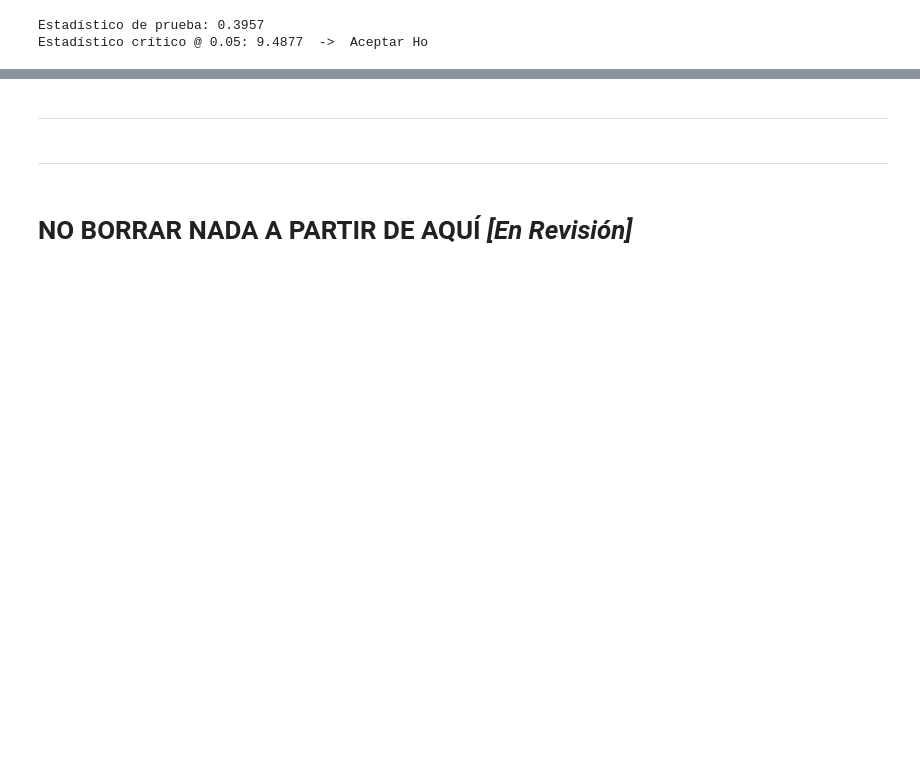
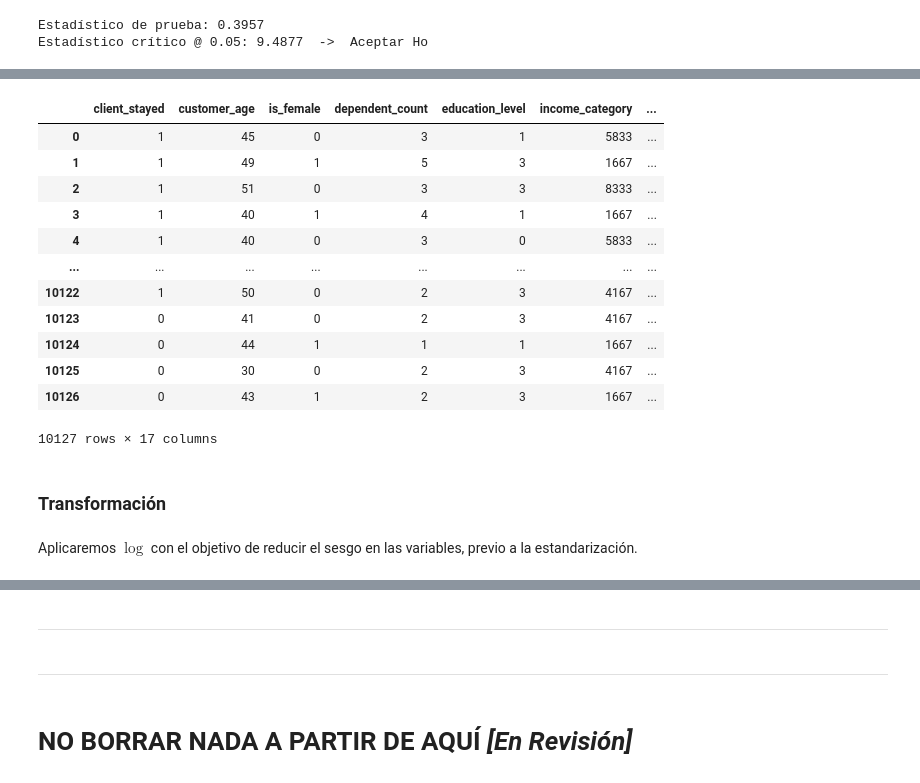
Before and after one commit to Toutl/Data-Processing-Laboratory, a Jupyter notebook: Examenes/III/Examen03.ipynb, the cells around one changed output, grey strips where cells are left out. Drawn from its saved outputs; the diff is of its cells as text; code cells hidden in the pictures; blank space fills up the shorter version.

```diff
--- a/Examenes/III/Examen03.ipynb
+++ b/Examenes/III/Examen03.ipynb
@@ -478,0 +529,42 @@ Por lo tanto, se puede concluir que las proporciones de clientes retenidos son e
+# %%
+# Ordinal
+education_order = {'Uneducated': 0, 'High School': 1, 'College': 2,
+                   'Graduate': 3, 'Post-Graduate': 4, 'Doctorate': 5}
+dfp["education_level"] = dfp["education_level"].map(education_order)
+
+# One-Hot
+dfp = pd.get_dummies(dfp, columns=["marital_status"], drop_first=True)
+
+# Binarización
+dict_gender = {'F': 1, 'M': 0}
+dfp["gender"] = dfp["gender"].map(dict_gender)
+dfp = dfp.rename(columns={"gender": "is_female"})
+
+# Conversión
+dfp["income_category"] = dfp["income_category"].astype(float)
+
+# Contraste polinómico
+card_ordered = ['Blue', 'Silver', 'Gold', 'Platinum']
+cod_card = codificacion_cuadratica(card_ordered)
+dfp["card_category"] = dfp["card_category"].map(cod_card)
+
+dfp = dfp.astype(int)
+display(dfp)
+# %% [output]
+|  | client_stayed | customer_age | is_female | dependent_count | education_level | income_category | ... |
+| 0 | 1 | 45 | 0 | 3 | 1 | 5833 | ... |
+| 1 | 1 | 49 | 1 | 5 | 3 | 1667 | ... |
+| 2 | 1 | 51 | 0 | 3 | 3 | 8333 | ... |
+| 3 | 1 | 40 | 1 | 4 | 1 | 1667 | ... |
+| 4 | 1 | 40 | 0 | 3 | 0 | 5833 | ... |
+| ... | ... | ... | ... | ... | ... | ... | ... |
+| 10122 | 1 | 50 | 0 | 2 | 3 | 4167 | ... |
+| 10123 | 0 | 41 | 0 | 2 | 3 | 4167 | ... |
+| 10124 | 0 | 44 | 1 | 1 | 1 | 1667 | ... |
+| 10125 | 0 | 30 | 0 | 2 | 3 | 4167 | ... |
+| 10126 | 0 | 43 | 1 | 2 | 3 | 1667 | ... |
+10127 rows × 17 columns
+# %% [markdown]
+### Transformación
+# %% [markdown]
+Aplicaremos $\log$ con el objetivo de reducir el sesgo en las variables, previo a la estandarización.
```
Also changed, not shown: parts of 45 cells of this notebook.
